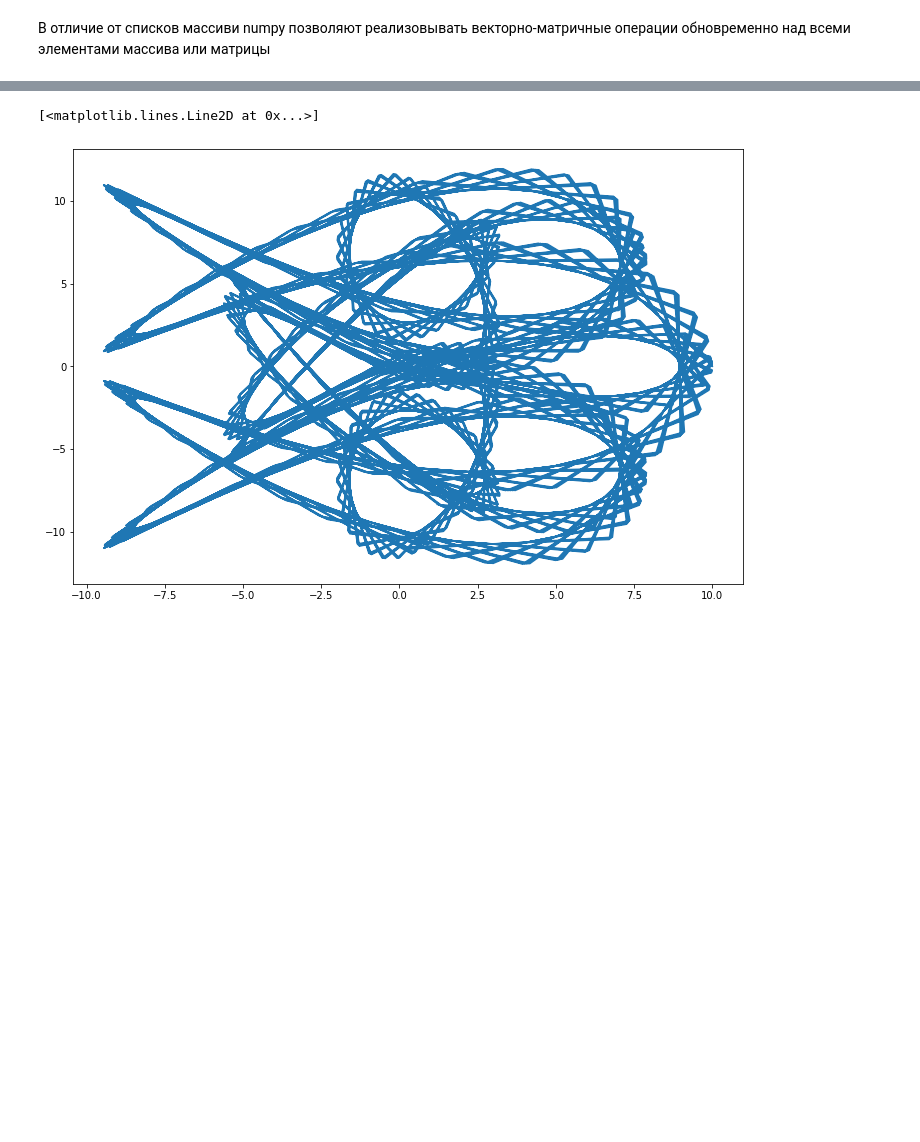
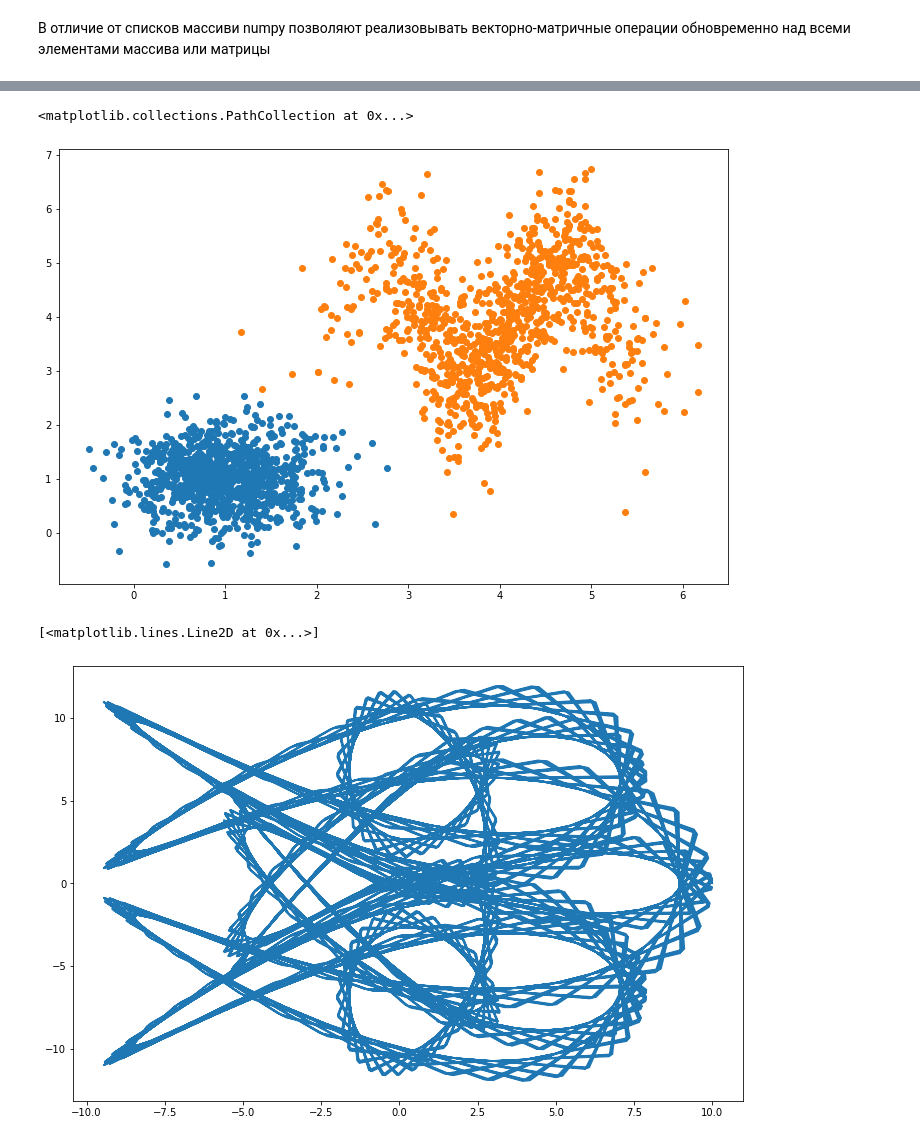
Before and after one commit to enikolaev/IT-and-Programming, a Jupyter notebook: Практическая_работа_7.ipynb, the cells around one changed output, grey strips where cells are left out. Cells and saved outputs as stored; diff of their text form; code cells hidden in the pictures; blank space fills up the shorter version.

```diff
--- a/Практическая_работа_7.ipynb
+++ b/Практическая_работа_7.ipynb
@@ -38 +62,16 @@ print(y)
+# %%
+# Реализуем визуализацию точечных данных
+
+x1 = np.random.normal(loc = 1.0, scale = 0.5, size=1000)
+y1 = np.random.normal(loc = 1.0, scale = 0.5, size=1000)
+
+x2 = np.random.normal(loc = 4.0, scale = 0.8, size=1000)
+y2 = np.random.normal(loc = 4.0, scale = 0.8, size=1000) + np.sin(3*x2)
+
+plt.figure(figsize=(12,8))
+plt.scatter(x1, y1)
+plt.scatter(x2, y2)
+# %% [output]
+<matplotlib.collections.PathCollection at 0x...>
+[figure, added]
 # %%
```
Also changed, not shown: parts of 6 cells of this notebook.
